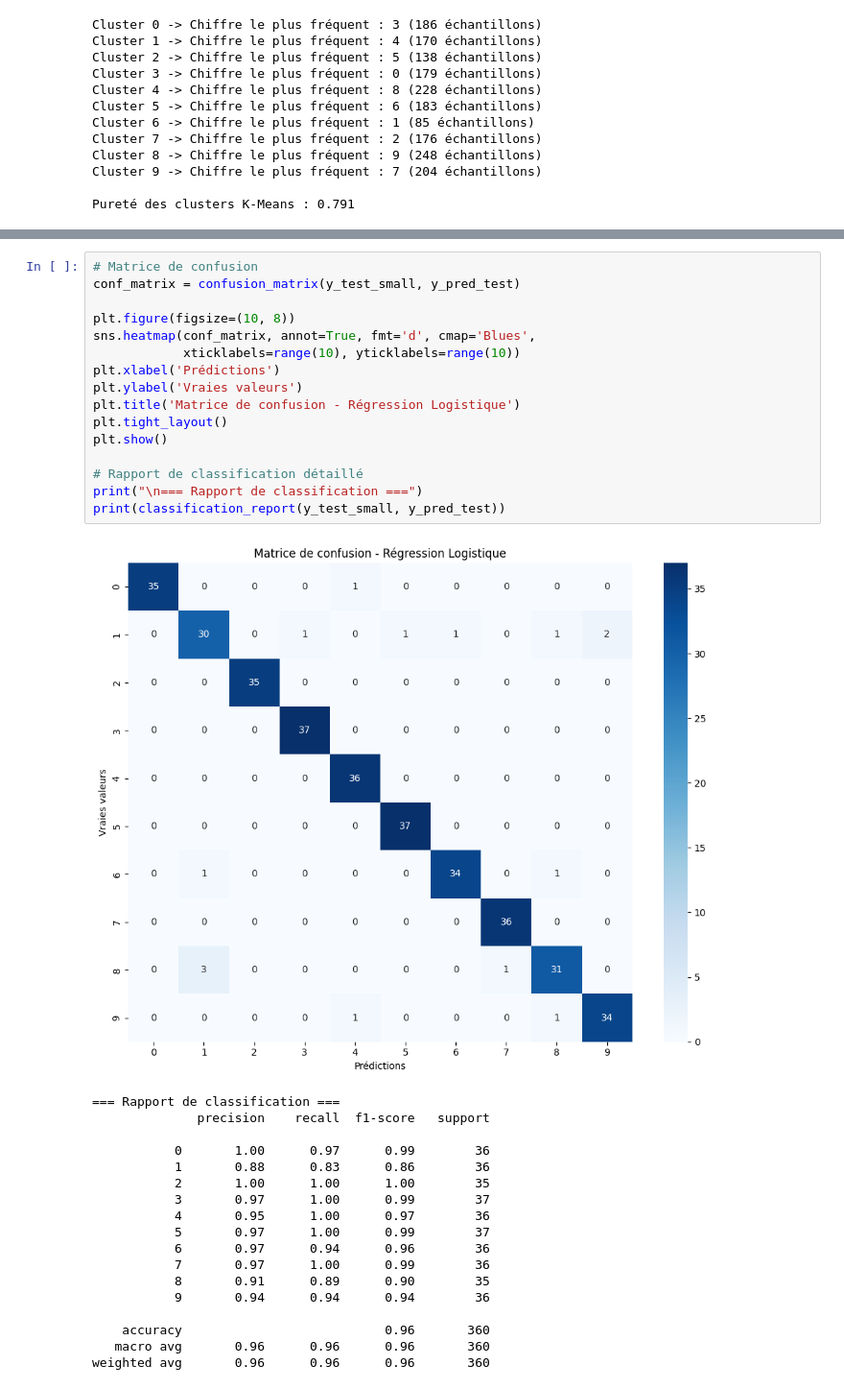
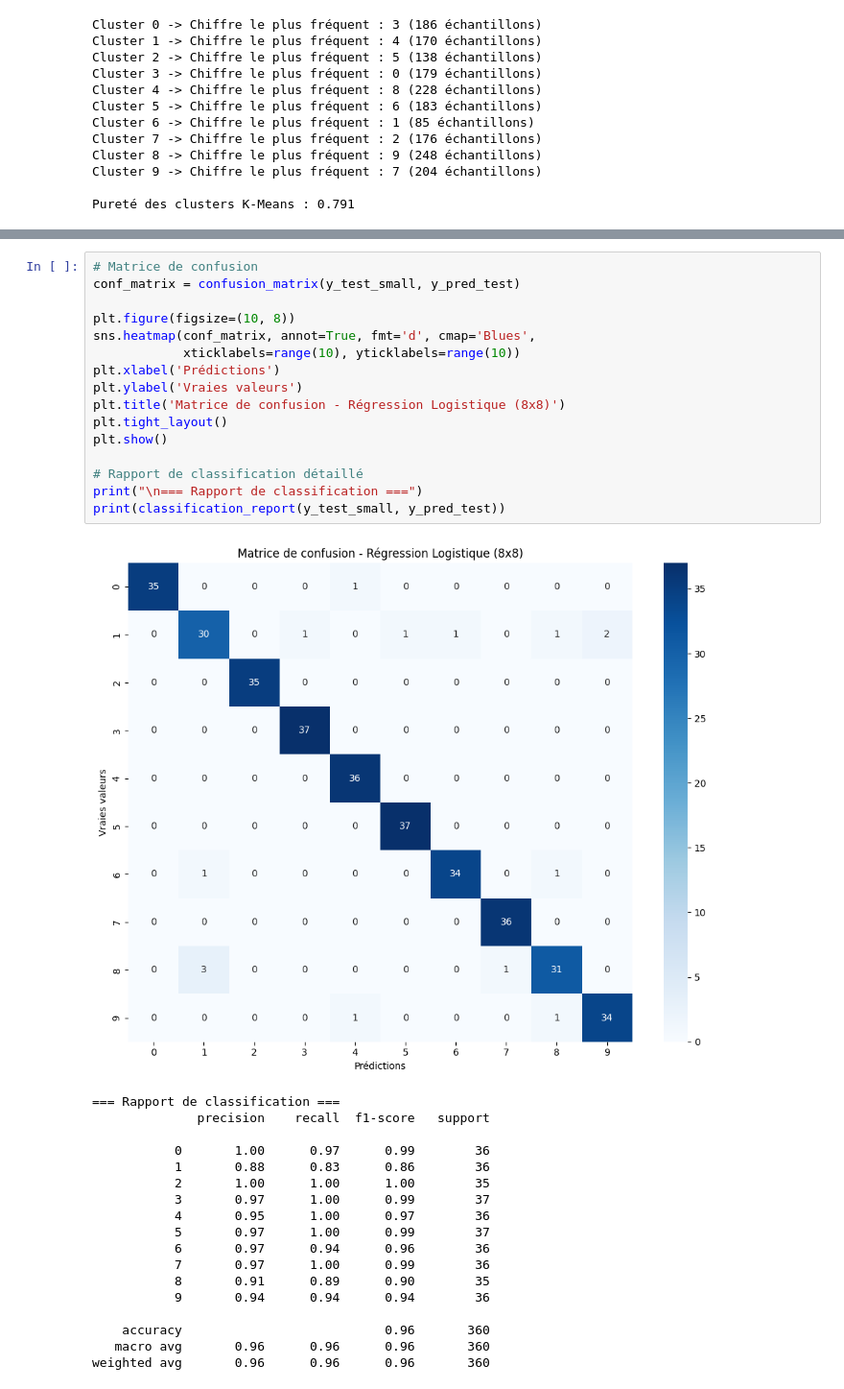
Before and after one commit to Grouloo/module4-brief2, a Jupyter notebook: notebook.ipynb, the cells around one changed output, grey strips where cells are left out. Shown at 96% size. Cells and saved outputs as stored; diff of their text form.

```diff
--- a/notebook.ipynb
+++ b/notebook.ipynb
@@ -198,21 +193,21 @@ Nous visualisons les erreurs de classification à l'aide d'une matrice de confus
 # %%
 # Matrice de confusion
 conf_matrix = confusion_matrix(y_test_small, y_pred_test)
 
 plt.figure(figsize=(10, 8))
 sns.heatmap(conf_matrix, annot=True, fmt='d', cmap='Blues',
             xticklabels=range(10), yticklabels=range(10))
 plt.xlabel('Prédictions')
 plt.ylabel('Vraies valeurs')
-plt.title('Matrice de confusion - Régression Logistique')
+plt.title('Matrice de confusion - Régression Logistique (8x8)')
 plt.tight_layout()
 plt.show()
 
 # Rapport de classification détaillé
 print("\n=== Rapport de classification ===")
 print(classification_report(y_test_small, y_pred_test))
 # %% [output]
-[figure, old version]
+[figure, new version]
 === Rapport de classification ===
               precision    recall  f1-score   support
 
```
Also changed, not shown: parts of 20 cells of this notebook.
